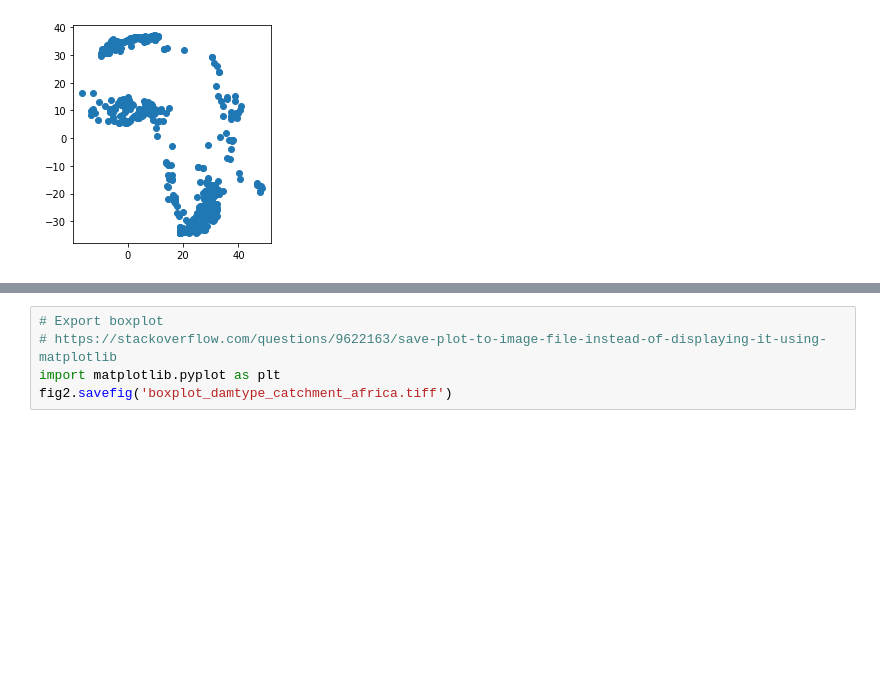
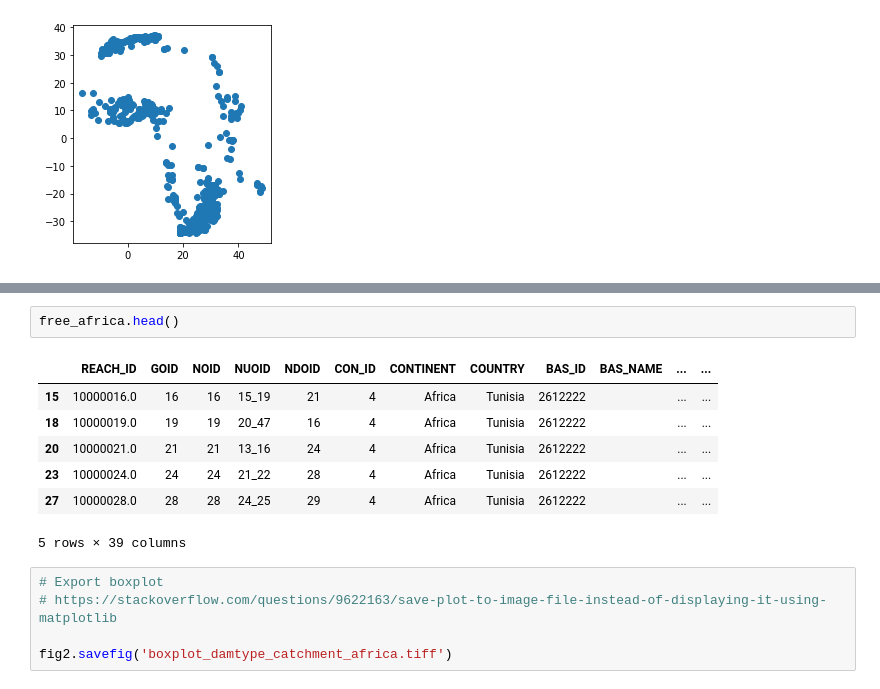
Before and after one commit to brianpinke/ea-2021-final-project-dam-project, a Jupyter notebook: Dam_river_data_explore_Africa.ipynb, the cells around one changed output, grey strips where cells are left out. Saved outputs shown, nothing was run; the diff lists cells and outputs as text; blank space fills up the shorter version.

```diff
--- a/Dam_river_data_explore_Africa.ipynb
+++ b/Dam_river_data_explore_Africa.ipynb
@@ -227,8 +294,18 @@ Name: MAIN_USE, dtype: int64
  Text(0.5, 0, 'Dam type'),
  Text(0, 0.5, 'Catchment area sqkm (ln)')]
 [figure]
+# %%
+free_africa.head()
+# %% [output]
+|  | REACH_ID | GOID | NOID | NUOID | NDOID | CON_ID | CONTINENT | COUNTRY | BAS_ID | BAS_NAME | ... | ... |
+| 15 | 10000016.0 | 16 | 16 | 15_19 | 21 | 4 | Africa | Tunisia | 2612222 |  | ... | ... |
+| 18 | 10000019.0 | 19 | 19 | 20_47 | 16 | 4 | Africa | Tunisia | 2612222 |  | ... | ... |
+| 20 | 10000021.0 | 21 | 21 | 13_16 | 24 | 4 | Africa | Tunisia | 2612222 |  | ... | ... |
+| 23 | 10000024.0 | 24 | 24 | 21_22 | 28 | 4 | Africa | Tunisia | 2612222 |  | ... | ... |
+| 27 | 10000028.0 | 28 | 28 | 24_25 | 29 | 4 | Africa | Tunisia | 2612222 |  | ... | ... |
+5 rows × 39 columns
 # %%
 # Export boxplot
 # https://stackoverflow.com/questions/9622163/save-plot-to-image-file-instead-of-displaying-it-using-matplotlib
-import matplotlib.pyplot as plt
+
 fig2.savefig('boxplot_damtype_catchment_africa.tiff')
```
Also changed, not shown: parts of 5 cells of this notebook.
